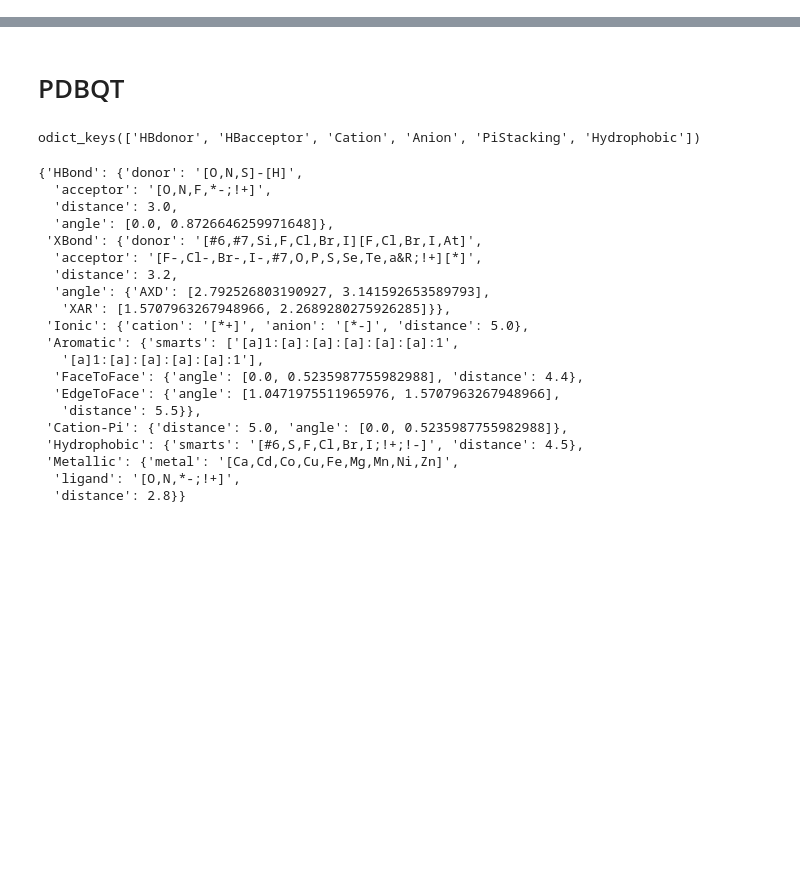
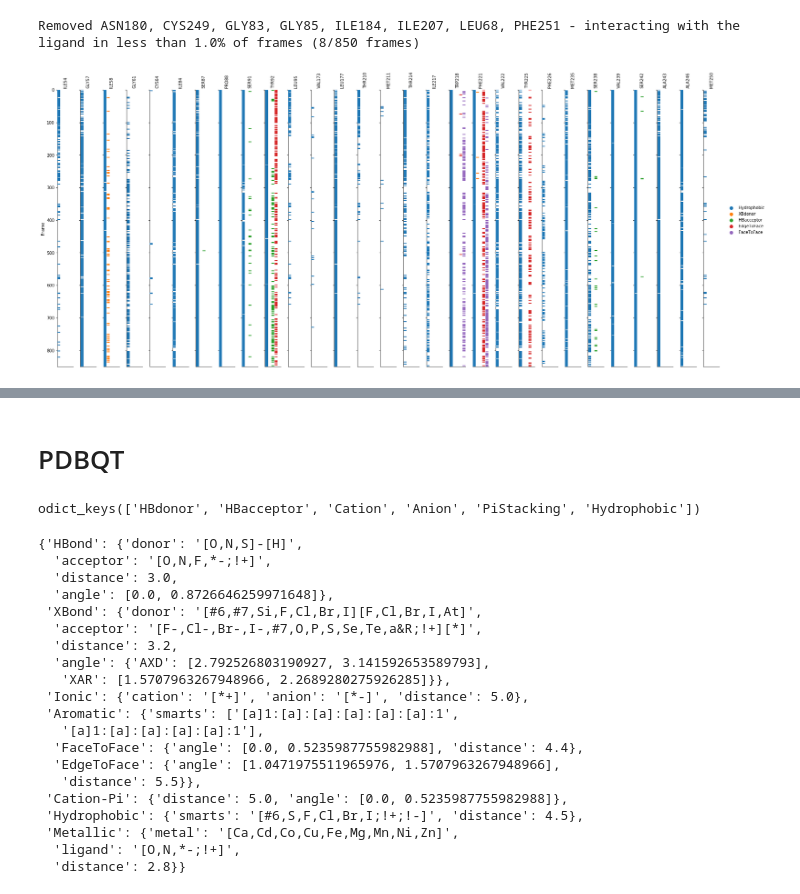
Before and after one commit to chemosim-lab/ProLIF, a Jupyter notebook: notebooks/md_trajectory.ipynb, the cells around one changed output, grey strips where cells are left out. Drawn from its saved outputs; the diff is of its cells as text; code cells hidden in the pictures; blank space fills up the shorter version.

```diff
--- a/notebooks/md_trajectory.ipynb
+++ b/notebooks/md_trajectory.ipynb
@@ -12,0 +119,5 @@ import prolif
+# %%
+ifp.plot_ifp()
+# %% [output]
+Removed ASN180, CYS249, GLY83, GLY85, ILE184, ILE207, LEU68, PHE251 - interacting with the ligand in less than 1.0% of frames (8/850 frames)
+[figure, added]
```
Also changed, not shown: parts of 16 cells of this notebook, 12 other files.
